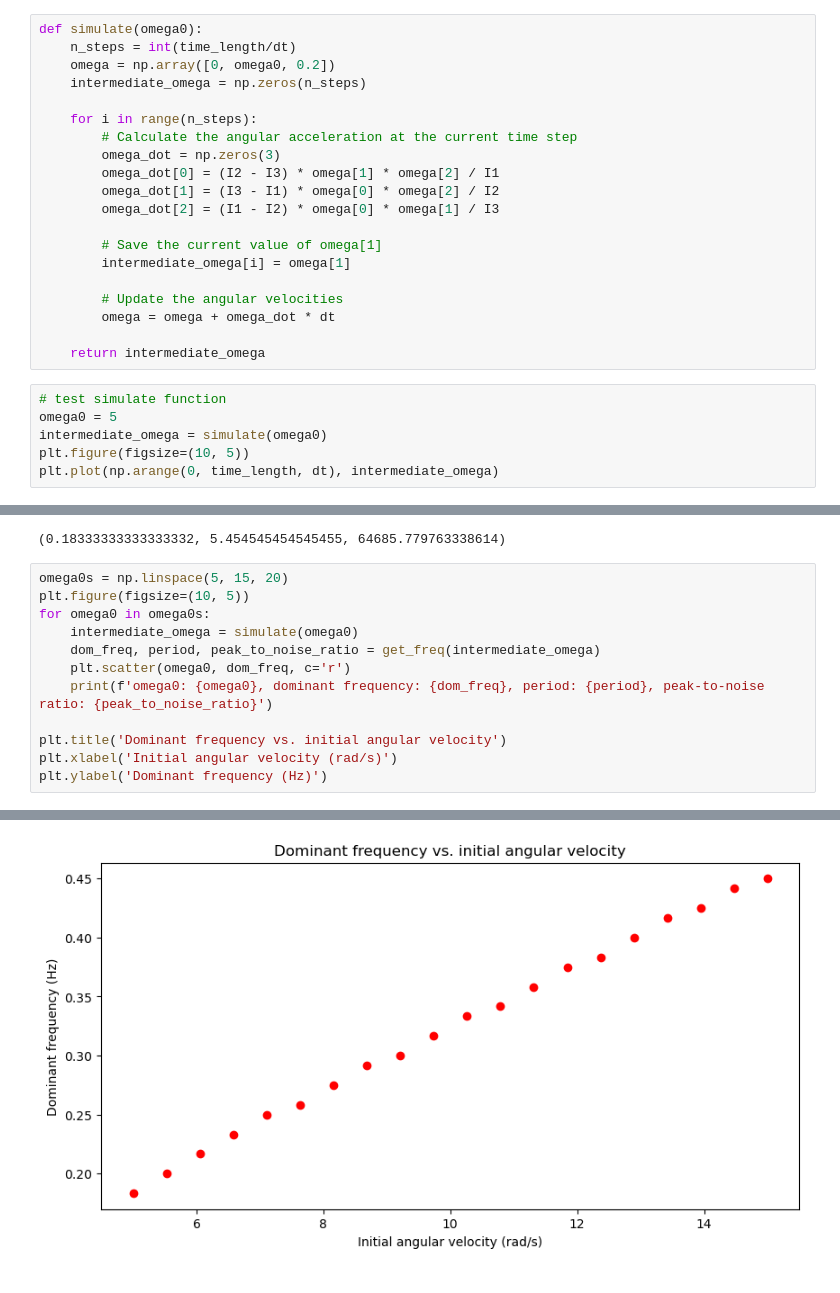
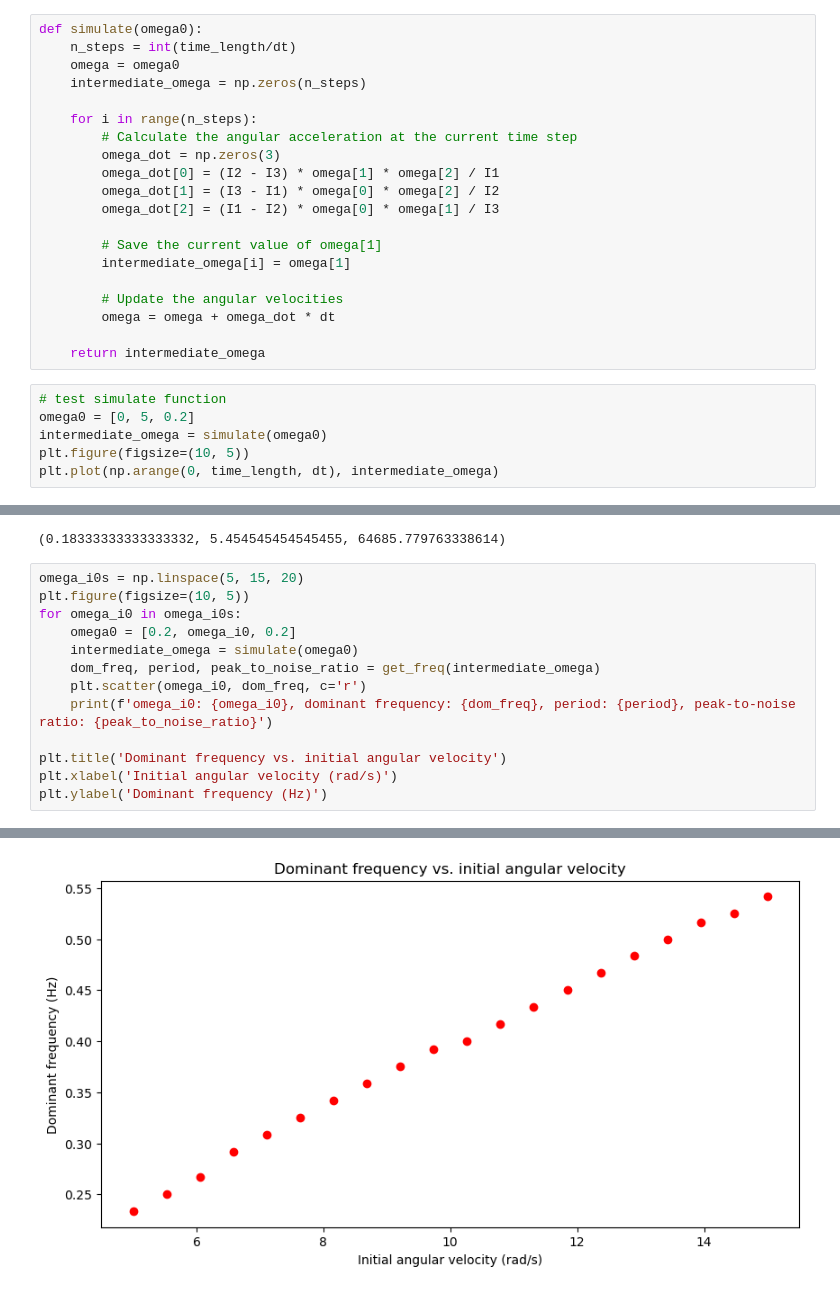
Before and after one commit to fbubbar/sci1-t2, a Jupyter notebook: vis/numerical_sim.ipynb, the cells around one changed output, grey strips where cells are left out. Drawn from its saved outputs; the diff is of its cells as text.

Commit message:
implement point method to determine period

```diff
--- a/vis/numerical_sim.ipynb
+++ b/vis/numerical_sim.ipynb
@@ -13,7 +13,7 @@ I = np.diag([I1, I2, I3])
 # %%
 def simulate(omega0):
     n_steps = int(time_length/dt)
-    omega = np.array([0, omega0, 0.2])
+    omega = omega0
     intermediate_omega = np.zeros(n_steps)
 
     for i in range(n_steps):
@@ -32,7 +32,7 @@ def simulate(omega0):
     return intermediate_omega
 # %%
 # test simulate function
-omega0 = 5
+omega0 = [0, 5, 0.2]
 intermediate_omega = simulate(omega0)
 plt.figure(figsize=(10, 5))
 plt.plot(np.arange(0, time_length, dt), intermediate_omega)
@@ -64,13 +64,14 @@ print(get_freq(intermediate_omega))
 # %% [output]
 (0.18333333333333332, 5.454545454545455, 64685.779763338614)
 # %%
-omega0s = np.linspace(5, 15, 20)
+omega_i0s = np.linspace(5, 15, 20)
 plt.figure(figsize=(10, 5))
-for omega0 in omega0s:
+for omega_i0 in omega_i0s:
+    omega0 = [0.2, omega_i0, 0.2]
     intermediate_omega = simulate(omega0)
     dom_freq, period, peak_to_noise_ratio = get_freq(intermediate_omega)
-    plt.scatter(omega0, dom_freq, c='r')
-    print(f'omega0: {omega0}, dominant frequency: {dom_freq}, period: {period}, peak-to-noise ratio: {peak_to_noise_ratio}')
+    plt.scatter(omega_i0, dom_freq, c='r')
+    print(f'omega_i0: {omega_i0}, dominant frequency: {dom_freq}, period: {period}, peak-to-noise ratio: {peak_to_noise_ratio}')
 
 plt.title('Dominant frequency vs. initial angular velocity')
 plt.xlabel('Initial angular velocity (rad/s)')
@@ -99,2 +100,2 @@ omega0: 15.0, dominant frequency: 0.45, period: 2.2222222222222223, peak-to-nois
 Text(0, 0.5, 'Dominant frequency (Hz)')
-[figure, old version]
+[figure, new version]
```
Also changed, not shown: parts of 2 cells of this notebook, 6 other files.
